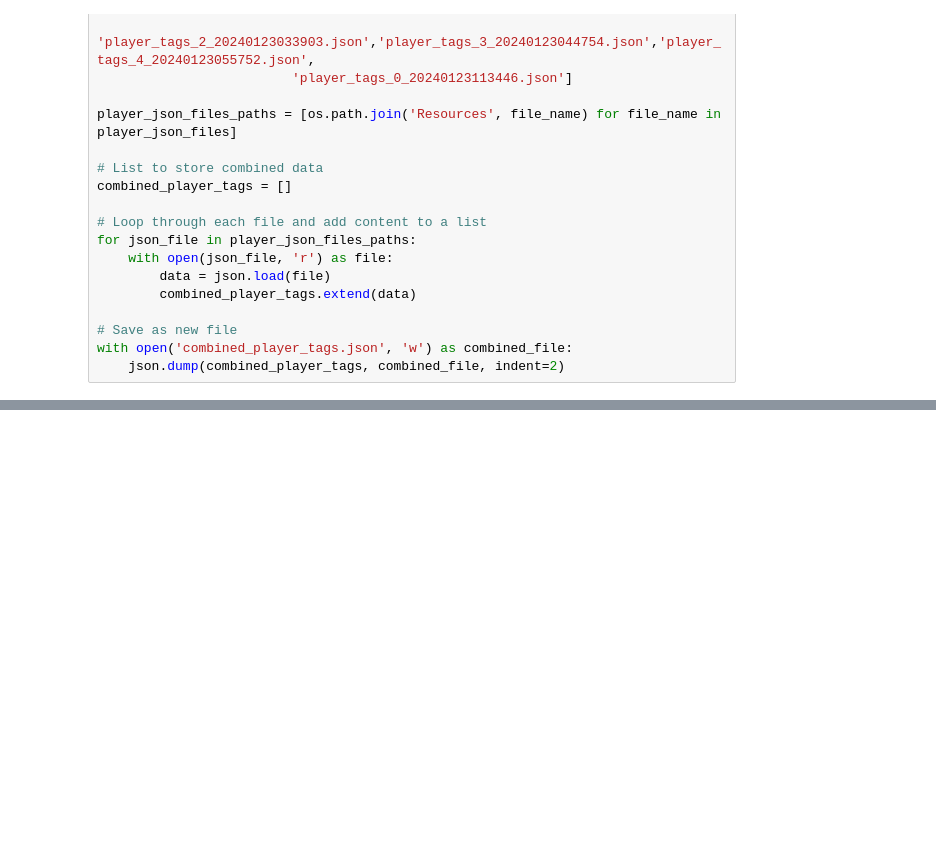
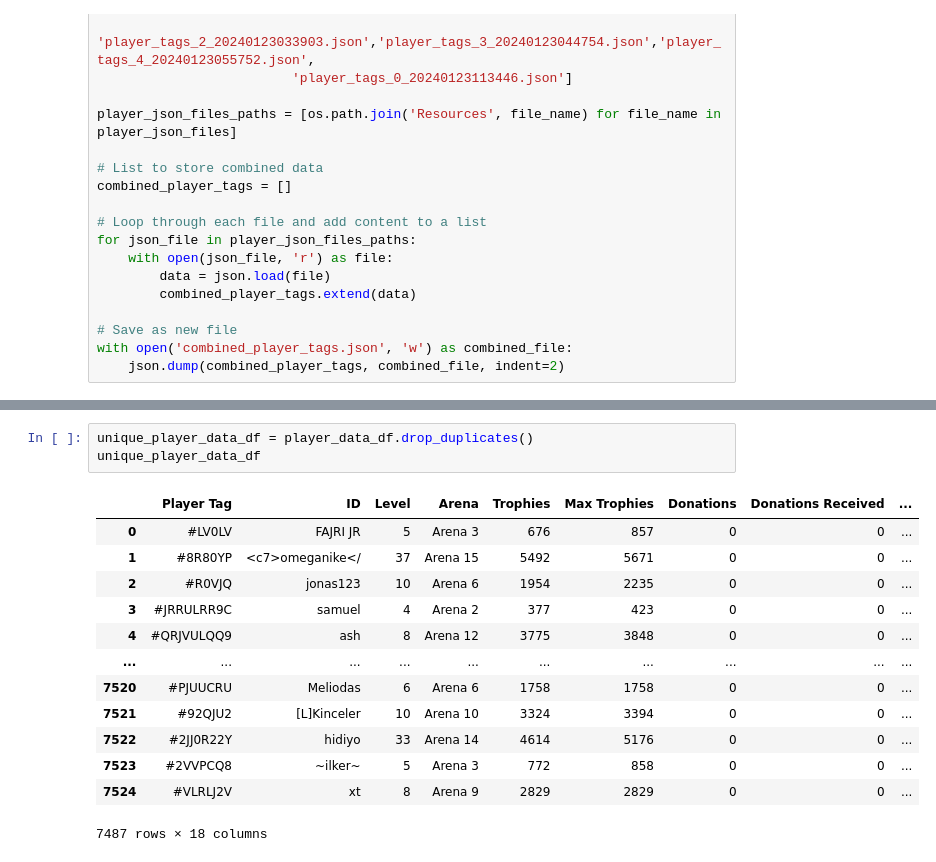
Before and after one commit to s-yim/clash-royale-ML, a Jupyter notebook: player_data.ipynb, the cells around one changed output, grey strips where cells are left out. Saved outputs shown, nothing was run; the diff lists cells and outputs as text; blank space fills up the shorter version.

```diff
--- a/player_data.ipynb
+++ b/player_data.ipynb
@@ -29,0 +166,17 @@ with open('combined_player_tags.json', 'w') as combined_file:
+# %%
+unique_player_data_df = player_data_df.drop_duplicates()
+unique_player_data_df
+# %% [output]
+|  | Player Tag | ID | Level | Arena | Trophies | Max Trophies | Donations | Donations Received | ... |
+| 0 | #LV0LV | FAJRI JR | 5 | Arena 3 | 676 | 857 | 0 | 0 | ... |
+| 1 | #8R80YP | <c7>omeganike</ | 37 | Arena 15 | 5492 | 5671 | 0 | 0 | ... |
+| 2 | #R0VJQ | jonas123 | 10 | Arena 6 | 1954 | 2235 | 0 | 0 | ... |
+| 3 | #JRRULRR9C | samuel | 4 | Arena 2 | 377 | 423 | 0 | 0 | ... |
+| 4 | #QRJVULQQ9 | ash | 8 | Arena 12 | 3775 | 3848 | 0 | 0 | ... |
+| ... | ... | ... | ... | ... | ... | ... | ... | ... | ... |
+| 7520 | #PJUUCRU | Meliodas | 6 | Arena 6 | 1758 | 1758 | 0 | 0 | ... |
+| 7521 | #92QJU2 | [L]Kinceler | 10 | Arena 10 | 3324 | 3394 | 0 | 0 | ... |
+| 7522 | #2JJ0R22Y | hidiyo | 33 | Arena 14 | 4614 | 5176 | 0 | 0 | ... |
+| 7523 | #2VVPCQ8 | ~ilker~ | 5 | Arena 3 | 772 | 858 | 0 | 0 | ... |
+| 7524 | #VLRLJ2V | xt | 8 | Arena 9 | 2829 | 2829 | 0 | 0 | ... |
+7487 rows × 18 columns
```
Also changed, not shown: parts of 3 cells of this notebook.
